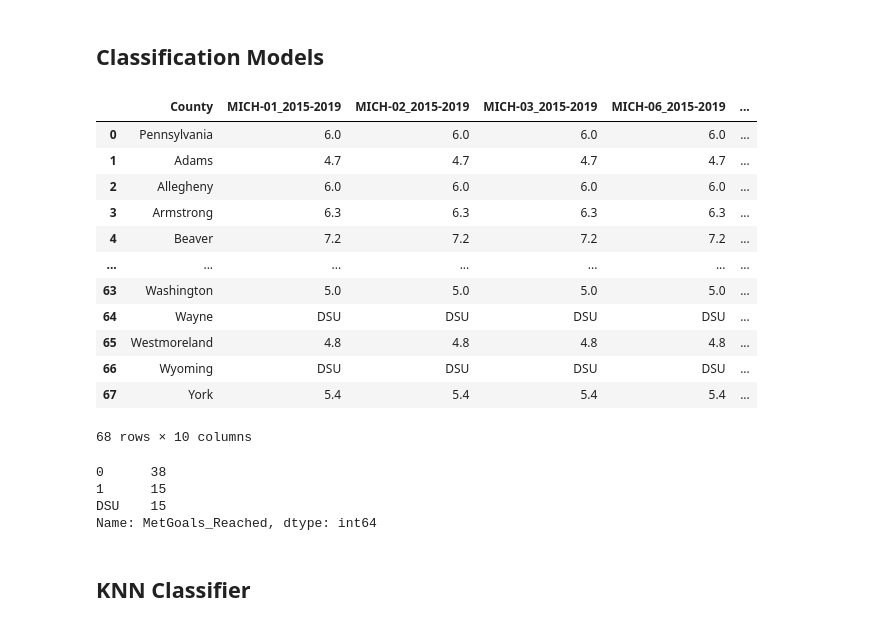
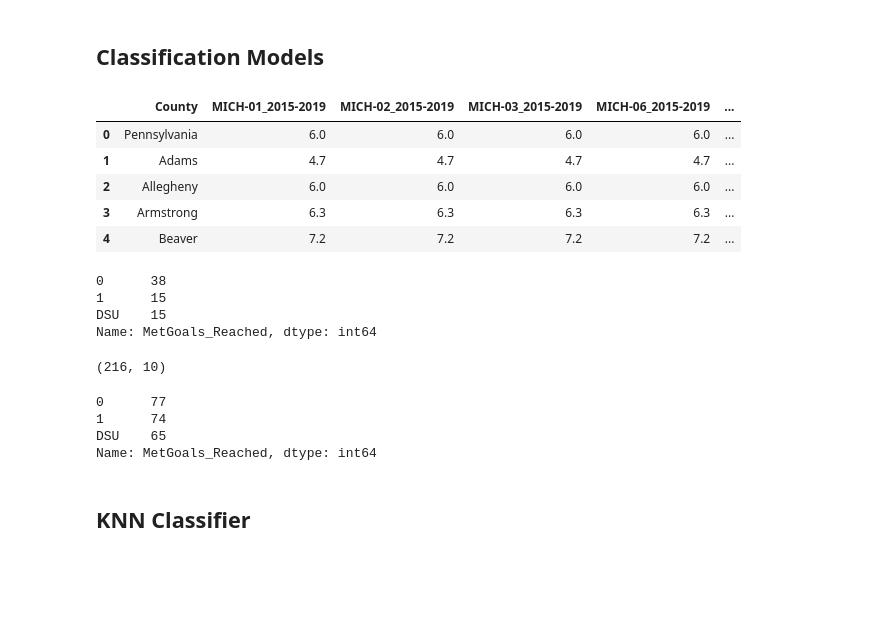
Before and after one commit to cleung-2/dabp_final, a Jupyter notebook: Classifiers.ipynb, the cells around one changed output. Cells and saved outputs as stored; diff of their text form; code cells hidden in the pictures; blank space fills up the shorter version.

```diff
--- a/Classifiers.ipynb
+++ b/Classifiers.ipynb
@@ -12,21 +12,14 @@ from sklearn.datasets import make_blobs
 from sklearn.naive_bayes import GaussianNB
 # %%
 matHealth = pd.read_csv('./health_outcomes.csv')
-matHealth
+matHealth.head()
 # %% [output]
 |  | County | MICH-01_2015-2019 | MICH-02_2015-2019 | MICH-03_2015-2019 | MICH-06_2015-2019 | ... |
 | 0 | Pennsylvania | 6.0 | 6.0 | 6.0 | 6.0 | ... |
 | 1 | Adams | 4.7 | 4.7 | 4.7 | 4.7 | ... |
 | 2 | Allegheny | 6.0 | 6.0 | 6.0 | 6.0 | ... |
 | 3 | Armstrong | 6.3 | 6.3 | 6.3 | 6.3 | ... |
 | 4 | Beaver | 7.2 | 7.2 | 7.2 | 7.2 | ... |
-| ... | ... | ... | ... | ... | ... | ... |
-| 63 | Washington | 5.0 | 5.0 | 5.0 | 5.0 | ... |
-| 64 | Wayne | DSU | DSU | DSU | DSU | ... |
-| 65 | Westmoreland | 4.8 | 4.8 | 4.8 | 4.8 | ... |
-| 66 | Wyoming | DSU | DSU | DSU | DSU | ... |
-| 67 | York | 5.4 | 5.4 | 5.4 | 5.4 | ... |
-68 rows × 10 columns
 # %%
 matHealth['MetGoals_Reached'].value_counts()
 # %% [output]
@@ -34,6 +27,21 @@ matHealth['MetGoals_Reached'].value_counts()
 1      15
 DSU    15
 Name: MetGoals_Reached, dtype: int64
+# %%
+df = matHealth.sample(frac=2, random_state=123, replace = True)
+y_outcome = df[df['MetGoals_Reached'] == '1'].sample(frac=1.25, random_state=123, replace=True).reset_index(False)
+dsu_outcome = df[df['MetGoals_Reached'] == 'DSU'].sample(frac=1.5, random_state = 123, replace=True).reset_index(False)
+df = pd.concat([df, y_outcome, dsu_outcome], ignore_index=True).drop(columns='index')
+df.shape
+# %% [output]
+(216, 10)
+# %%
+df['MetGoals_Reached'].value_counts()
+# %% [output]
+0      77
+1      74
+DSU    65
+Name: MetGoals_Reached, dtype: int64
 # %% [markdown]
 ## KNN Classifier
 # %%
```
Also changed, not shown: parts of 5 cells of this notebook, 1 other file.
